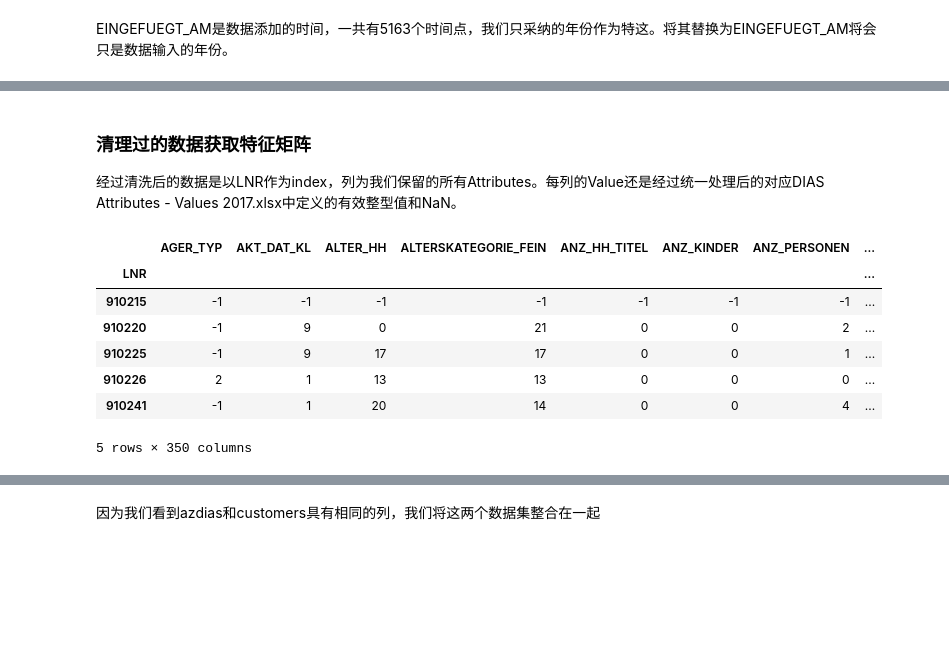
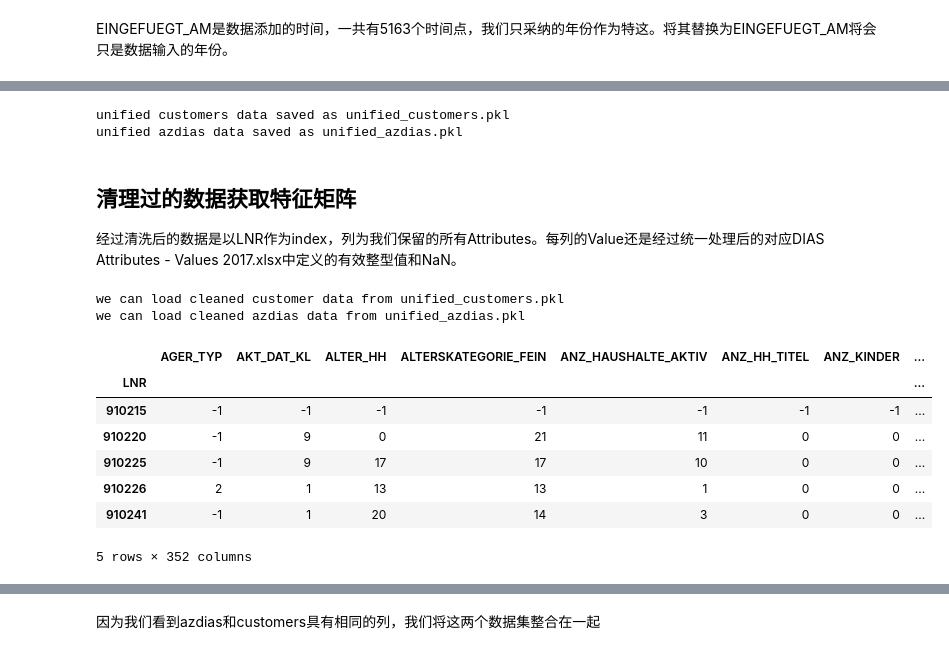
Before and after one commit to lqiang79/udacity_DSND_arvato, a Jupyter notebook: Arvato_Project_Workbook_zh.ipynb, the cells around one changed output, grey strips where cells are left out. Drawn from its saved outputs; the diff is of its cells as text; code cells hidden in the pictures; blank space fills up the shorter version.

```diff
--- a/Arvato_Project_Workbook_zh.ipynb
+++ b/Arvato_Project_Workbook_zh.ipynb
@@ -399,19 +621,36 @@ azdias.to_pickle("unified_azdias.pkl")
+# %%
+customers.to_pickle("unified_customers.pkl")
+print('unified customers data saved as unified_customers.pkl')
+
+azdias.to_pickle("unified_azdias.pkl")
+print('unified azdias data saved as unified_azdias.pkl')
+# %% [output]
+unified customers data saved as unified_customers.pkl
+unified azdias data saved as unified_azdias.pkl
 # %% [markdown]
-### 清理过的数据获取特征矩阵
+## 清理过的数据获取特征矩阵
 
 经过清洗后的数据是以LNR作为index，列为我们保留的所有Attributes。每列的Value还是经过统一处理后的对应DIAS Attributes - Values 2017.xlsx中定义的有效整型值和NaN。
 # %%
-customers = pd.read_pickle("unified_customers.pkl")
+print('we can load cleaned customer data from unified_customers.pkl')
+customers = pd.read_pickle('unified_customers.pkl')
+
+print('we can load cleaned azdias data from unified_azdias.pkl')
 azdias = pd.read_pickle("unified_azdias.pkl")
+# %% [output]
+we can load cleaned customer data from unified_customers.pkl
+we can load cleaned azdias data from unified_azdias.pkl
-# %%
-azdias.head()
-# %% [output]
-|  | AGER_TYP | AKT_DAT_KL | ALTER_HH | ALTERSKATEGORIE_FEIN | ANZ_HH_TITEL | ANZ_KINDER | ANZ_PERSONEN | ... |
-| LNR |  |  |  |  |  |  |  | ... |
-| 910215 | -1 | -1 | -1 | -1 | -1 | -1 | -1 | ... |
-| 910220 | -1 | 9 | 0 | 21 | 0 | 0 | 2 | ... |
-| 910225 | -1 | 9 | 17 | 17 | 0 | 0 | 1 | ... |
-| 910226 | 2 | 1 | 13 | 13 | 0 | 0 | 0 | ... |
-| 910241 | -1 | 1 | 20 | 14 | 0 | 0 | 4 | ... |
-5 rows × 350 columns
+# %%
+# add lable 'IS_CUSTOMER' to data
+azdias['IS_CUSTOMER'] = 0
+azdias.head()
+# %% [output]
+|  | AGER_TYP | AKT_DAT_KL | ALTER_HH | ALTERSKATEGORIE_FEIN | ANZ_HAUSHALTE_AKTIV | ANZ_HH_TITEL | ANZ_KINDER | ... |
+| LNR |  |  |  |  |  |  |  | ... |
+| 910215 | -1 | -1 | -1 | -1 | -1 | -1 | -1 | ... |
+| 910220 | -1 | 9 | 0 | 21 | 11 | 0 | 0 | ... |
+| 910225 | -1 | 9 | 17 | 17 | 10 | 0 | 0 | ... |
+| 910226 | 2 | 1 | 13 | 13 | 1 | 0 | 0 | ... |
+| 910241 | -1 | 1 | 20 | 14 | 3 | 0 | 0 | ... |
+5 rows × 352 columns
 # %%
```
Also changed, not shown: parts of 85 cells of this notebook, 2 other files.
